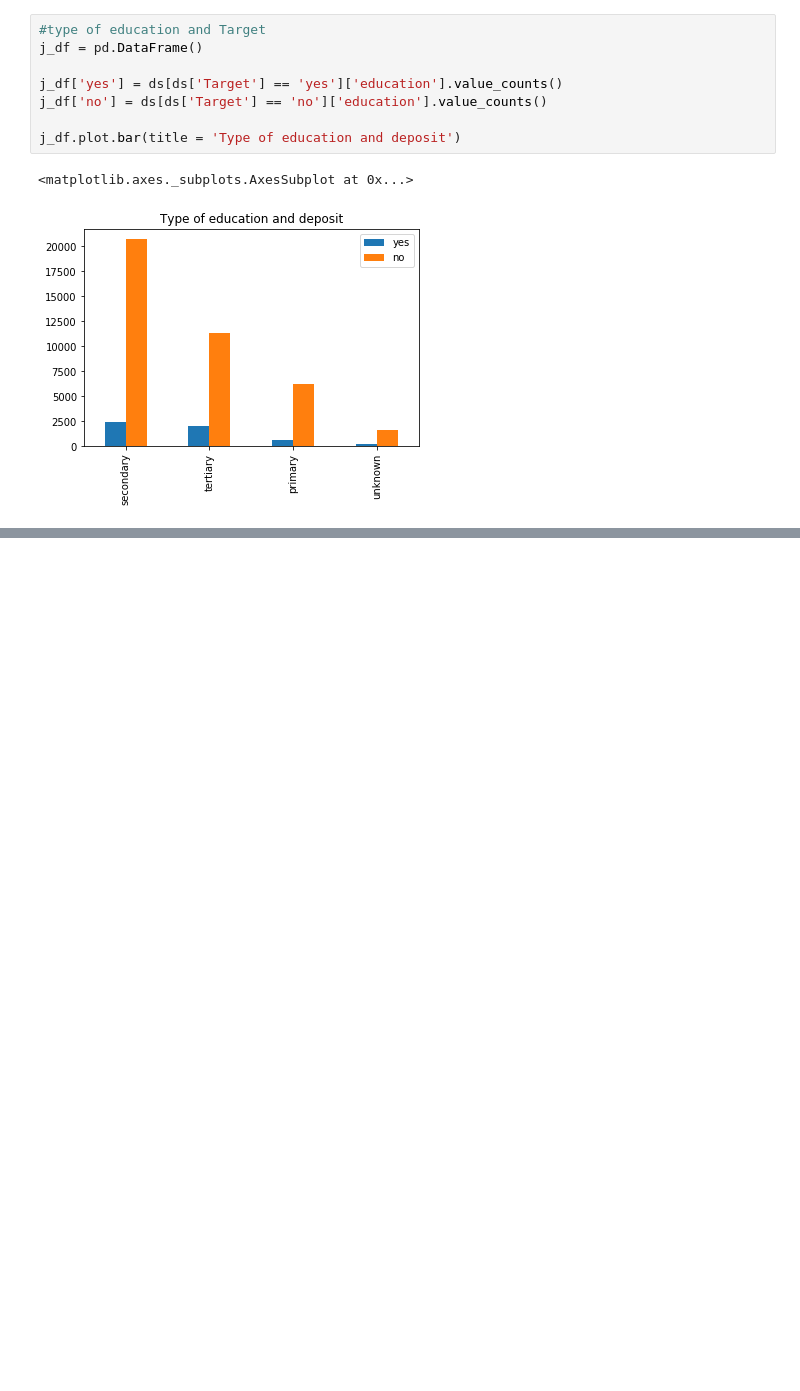
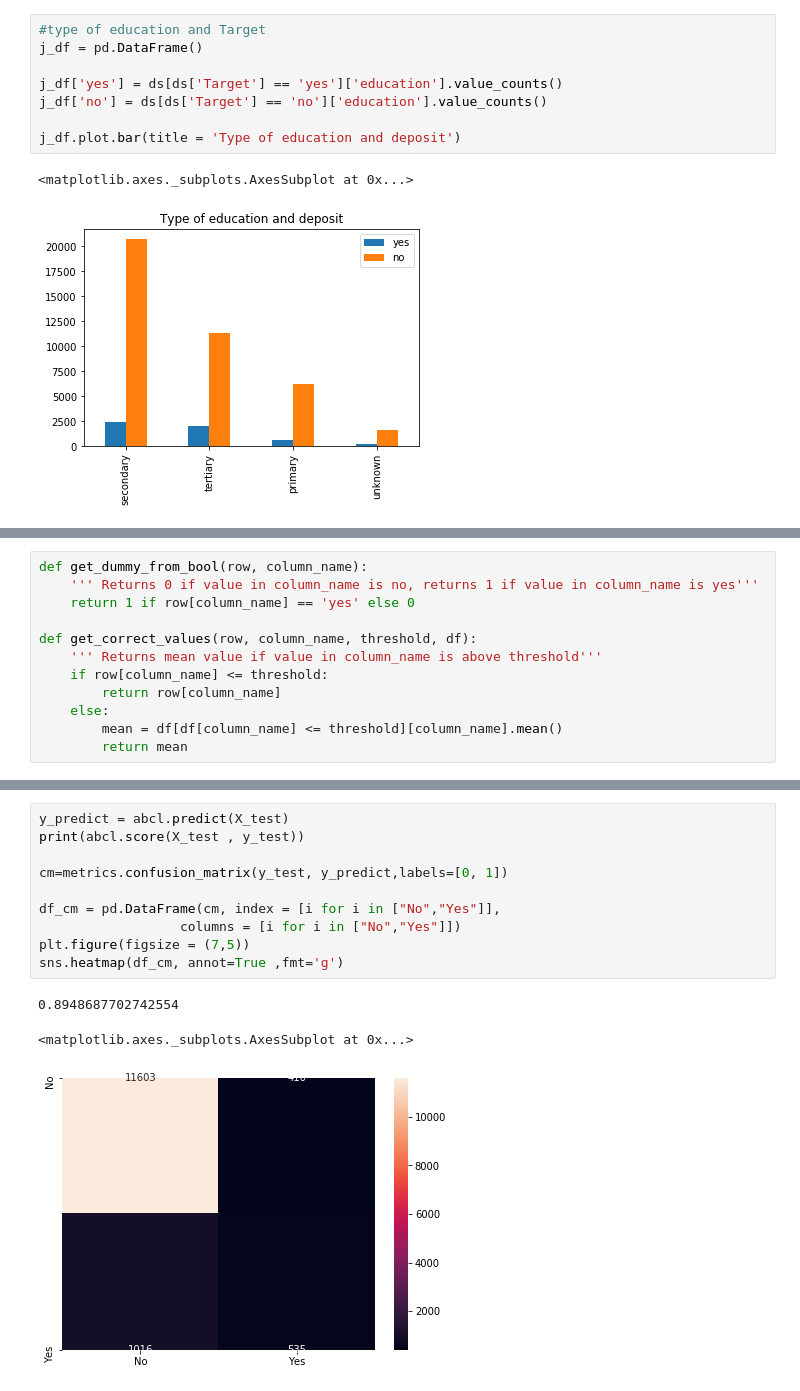
Before and after one commit to smagadi/AIML, a Jupyter notebook: EnsembleProject/Bank_Analysis.ipynb, the cells around one changed output, grey strips where cells are left out. Drawn from its saved outputs; the diff is of its cells as text; blank space fills up the shorter version.

```diff
--- a/EnsembleProject/Bank_Analysis.ipynb
+++ b/EnsembleProject/Bank_Analysis.ipynb
@@ -248,0 +274,12 @@ j_df.plot.bar(title = 'Type of education and deposit')
+# %%
+def get_dummy_from_bool(row, column_name):
+    ''' Returns 0 if value in column_name is no, returns 1 if value in column_name is yes'''
+    return 1 if row[column_name] == 'yes' else 0
+
+def get_correct_values(row, column_name, threshold, df):
+    ''' Returns mean value if value in column_name is above threshold'''
+    if row[column_name] <= threshold:
+        return row[column_name]
+    else:
+        mean = df[df[column_name] <= threshold][column_name].mean()
+        return mean
@@ -248,0 +543,14 @@ j_df.plot.bar(title = 'Type of education and deposit')
+# %%
+y_predict = abcl.predict(X_test)
+print(abcl.score(X_test , y_test))
+
+cm=metrics.confusion_matrix(y_test, y_predict,labels=[0, 1])
+
+df_cm = pd.DataFrame(cm, index = [i for i in ["No","Yes"]],
+                  columns = [i for i in ["No","Yes"]])
+plt.figure(figsize = (7,5))
+sns.heatmap(df_cm, annot=True ,fmt='g')
+# %% [output]
+0.8948687702742554
+<matplotlib.axes._subplots.AxesSubplot at 0x...>
+[figure, added]
```
Also changed, not shown: parts of 78 cells of this notebook, 1 other file.
